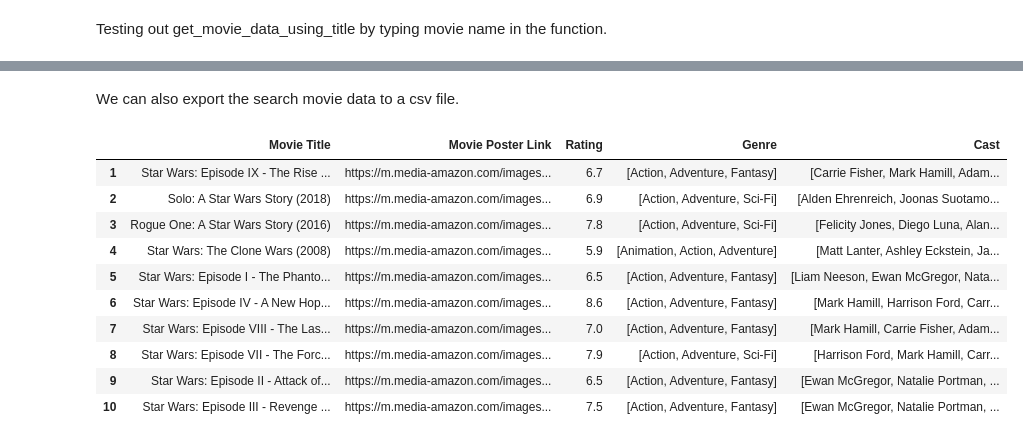
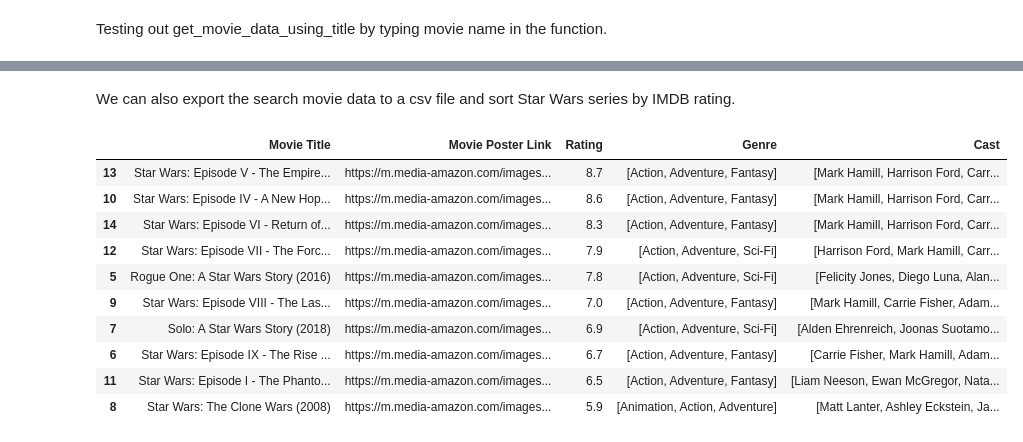
Before and after one commit to joeychen35/Web-Scraping, a Jupyter notebook: IMDB Web Crawling.ipynb, the cells around one changed output, grey strips where cells are left out. Drawn from its saved outputs; the diff is of its cells as text; code cells hidden in the pictures.

```diff
--- a/IMDB Web Crawling.ipynb
+++ b/IMDB Web Crawling.ipynb
@@ -195,18 +195,19 @@ Working on https://www.imdb.com/title/tt0121766/ Movie: Star Wars: Episode III -
 # %% [markdown]
-We can also export the search movie data to a csv file.
+We can also export the search movie data to a csv file and sort Star Wars series by IMDB rating.
 # %%
 df.to_csv('Movie_data.csv') #export stats to a csv file
 df.index += 1 #setting index starting from 1
-df.head(30)
+df_rank = df.sort_values('Rating', ascending = False)
+df_rank
 # %% [output]
 |  | Movie Title | Movie Poster Link | Rating | Genre | Cast |
-| 1 | Star Wars: Episode IX - The Rise ... | https://m.media-amazon.com/images... | 6.7 | [Action, Adventure, Fantasy] | [Carrie Fisher, Mark Hamill, Adam... |
-| 2 | Solo: A Star Wars Story (2018) | https://m.media-amazon.com/images... | 6.9 | [Action, Adventure, Sci-Fi] | [Alden Ehrenreich, Joonas Suotamo... |
-| 3 | Rogue One: A Star Wars Story (2016) | https://m.media-amazon.com/images... | 7.8 | [Action, Adventure, Sci-Fi] | [Felicity Jones, Diego Luna, Alan... |
-| 4 | Star Wars: The Clone Wars (2008) | https://m.media-amazon.com/images... | 5.9 | [Animation, Action, Adventure] | [Matt Lanter, Ashley Eckstein, Ja... |
-| 5 | Star Wars: Episode I - The Phanto... | https://m.media-amazon.com/images... | 6.5 | [Action, Adventure, Fantasy] | [Liam Neeson, Ewan McGregor, Nata... |
-| 6 | Star Wars: Episode IV - A New Hop... | https://m.media-amazon.com/images... | 8.6 | [Action, Adventure, Fantasy] | [Mark Hamill, Harrison Ford, Carr... |
-| 7 | Star Wars: Episode VIII - The Las... | https://m.media-amazon.com/images... | 7.0 | [Action, Adventure, Fantasy] | [Mark Hamill, Carrie Fisher, Adam... |
-| 8 | Star Wars: Episode VII - The Forc... | https://m.media-amazon.com/images... | 7.9 | [Action, Adventure, Sci-Fi] | [Harrison Ford, Mark Hamill, Carr... |
-| 9 | Star Wars: Episode II - Attack of... | https://m.media-amazon.com/images... | 6.5 | [Action, Adventure, Fantasy] | [Ewan McGregor, Natalie Portman, ... |
-| 10 | Star Wars: Episode III - Revenge ... | https://m.media-amazon.com/images... | 7.5 | [Action, Adventure, Fantasy] | [Ewan McGregor, Natalie Portman, ... |
+| 13 | Star Wars: Episode V - The Empire... | https://m.media-amazon.com/images... | 8.7 | [Action, Adventure, Fantasy] | [Mark Hamill, Harrison Ford, Carr... |
+| 10 | Star Wars: Episode IV - A New Hop... | https://m.media-amazon.com/images... | 8.6 | [Action, Adventure, Fantasy] | [Mark Hamill, Harrison Ford, Carr... |
+| 14 | Star Wars: Episode VI - Return of... | https://m.media-amazon.com/images... | 8.3 | [Action, Adventure, Fantasy] | [Mark Hamill, Harrison Ford, Carr... |
+| 12 | Star Wars: Episode VII - The Forc... | https://m.media-amazon.com/images... | 7.9 | [Action, Adventure, Sci-Fi] | [Harrison Ford, Mark Hamill, Carr... |
+| 5 | Rogue One: A Star Wars Story (2016) | https://m.media-amazon.com/images... | 7.8 | [Action, Adventure, Sci-Fi] | [Felicity Jones, Diego Luna, Alan... |
+| 9 | Star Wars: Episode VIII - The Las... | https://m.media-amazon.com/images... | 7.0 | [Action, Adventure, Fantasy] | [Mark Hamill, Carrie Fisher, Adam... |
+| 7 | Solo: A Star Wars Story (2018) | https://m.media-amazon.com/images... | 6.9 | [Action, Adventure, Sci-Fi] | [Alden Ehrenreich, Joonas Suotamo... |
+| 6 | Star Wars: Episode IX - The Rise ... | https://m.media-amazon.com/images... | 6.7 | [Action, Adventure, Fantasy] | [Carrie Fisher, Mark Hamill, Adam... |
+| 11 | Star Wars: Episode I - The Phanto... | https://m.media-amazon.com/images... | 6.5 | [Action, Adventure, Fantasy] | [Liam Neeson, Ewan McGregor, Nata... |
+| 8 | Star Wars: The Clone Wars (2008) | https://m.media-amazon.com/images... | 5.9 | [Animation, Action, Adventure] | [Matt Lanter, Ashley Eckstein, Ja... |
```
Also changed, not shown: parts of 3 cells of this notebook.
